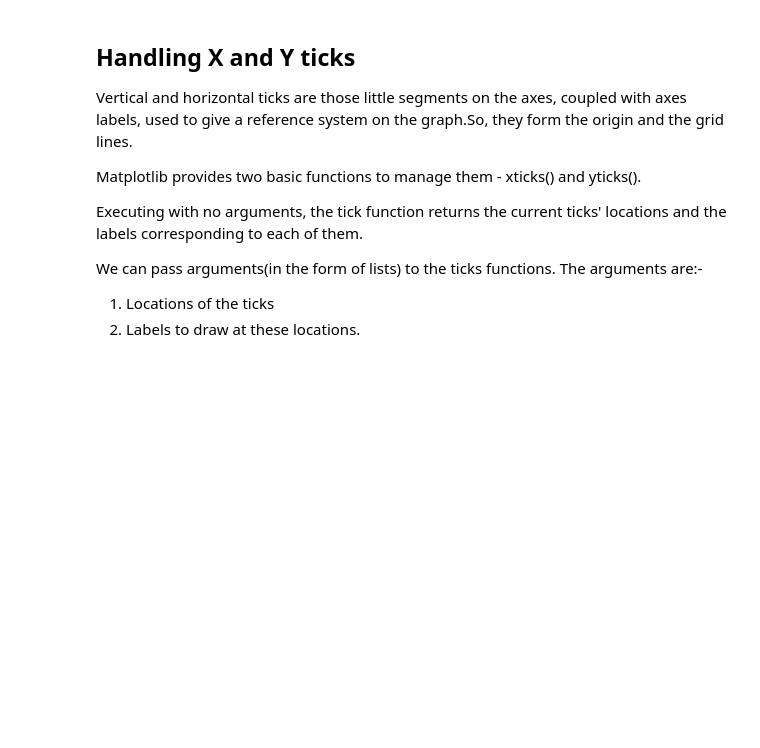
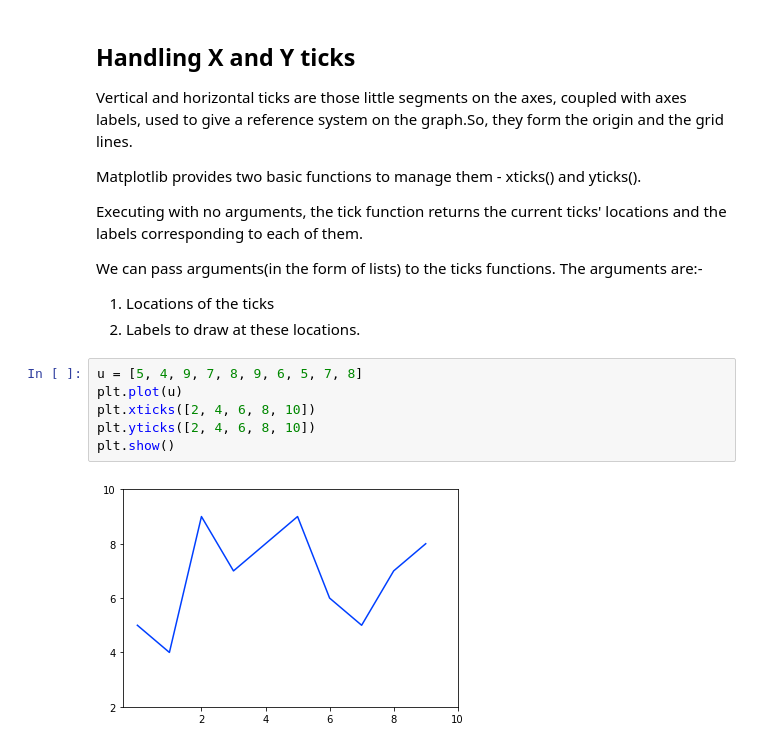
Before and after one commit to Divyat-Agrawal/learning-Data-Science, a Jupyter notebook: Practisce/matplatlib.ipynb, the cells around one changed output. Cells and saved outputs as stored; diff of their text form; blank space fills up the shorter version.

Commit message:
plotting finish

```diff
--- a/Practisce/matplatlib.ipynb
+++ b/Practisce/matplatlib.ipynb
@@ -660,3 +660,11 @@ corresponding to each of them.
 We can pass arguments(in the form of lists) to the ticks functions. The arguments are:-
 1. Locations of the ticks
 2. Labels to draw at these locations.
+# %%
+u = [5, 4, 9, 7, 8, 9, 6, 5, 7, 8]
+plt.plot(u)
+plt.xticks([2, 4, 6, 8, 10])
+plt.yticks([2, 4, 6, 8, 10])
+plt.show()
+# %% [output]
+[figure, added]
```
Also changed, not shown: parts of 12 cells of this notebook.
